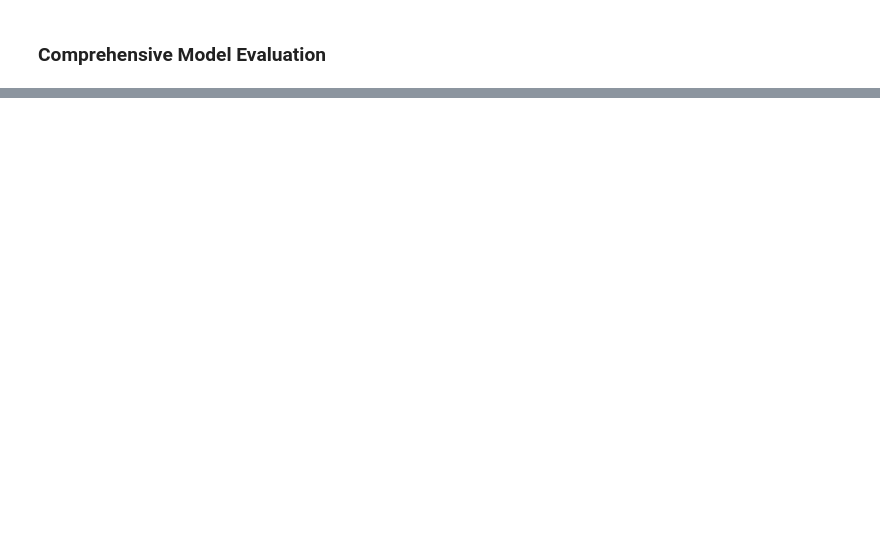
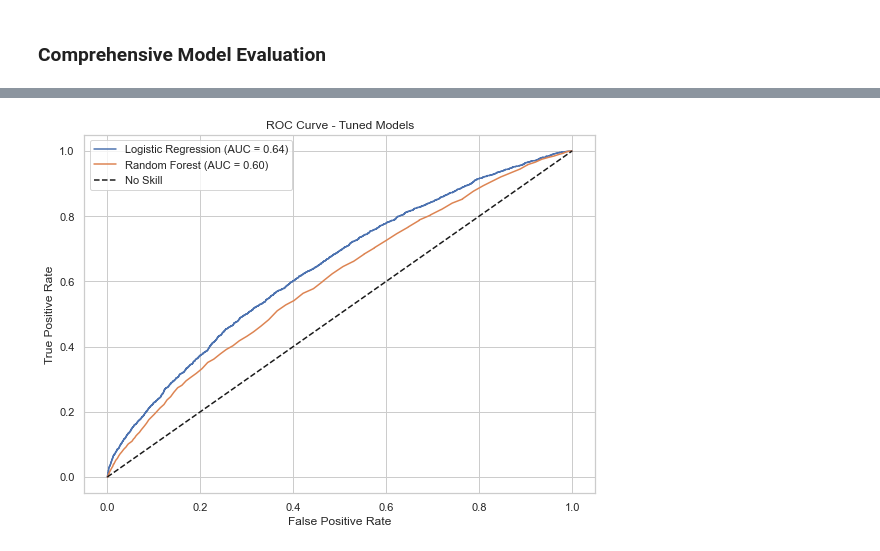
Before and after one commit to RaphaelMuthenya/diabetes-readmissions-ML, a Jupyter notebook: Diabetes-Readmission/diabetes-ml.ipynb, the cells around one changed output, grey strips where cells are left out. Cells and saved outputs as stored; diff of their text form; code cells hidden in the pictures; blank space fills up the shorter version.

```diff
--- a/Diabetes-Readmission/diabetes-ml.ipynb
+++ b/Diabetes-Readmission/diabetes-ml.ipynb
@@ -874,0 +846,3 @@ def complete_post_training_workflow(model, X_train, X_test, y_train, y_test,
+# %%
+best_logreg.fit(X_train_scaled, y_train_ros)
+best_rf.fit(X_train_scaled, y_train_ros)
@@ -874,0 +852,16 @@ def complete_post_training_workflow(model, X_train, X_test, y_train, y_test,
+# %%
+from sklearn.metrics import classification_report, roc_auc_score
+
+# Logistic Regression
+y_pred_lr = best_logreg.predict(X_test_scaled)
+y_proba_lr = best_logreg.predict_proba(X_test_scaled)[:, 1]
+print("Logistic Regression Report:")
+print(classification_report(y_test, y_pred_lr))
+print("AUC:", roc_auc_score(y_test, y_proba_lr))
+
+# Random Forest
+y_pred_rf = best_rf.predict(X_test_scaled)
+y_proba_rf = best_rf.predict_proba(X_test_scaled)[:, 1]
+print("Random Forest Report:")
+print(classification_report(y_test, y_pred_rf))
+print("AUC:", roc_auc_score(y_test, y_proba_rf))
@@ -874,0 +886,21 @@ def complete_post_training_workflow(model, X_train, X_test, y_train, y_test,
+# %%
+from sklearn.metrics import roc_curve
+import matplotlib.pyplot as plt
+
+fpr_lr, tpr_lr, _ = roc_curve(y_test, y_proba_lr)
+fpr_rf, tpr_rf, _ = roc_curve(y_test, y_proba_rf)
+
+plt.figure(figsize=(8, 6))
+plt.plot(fpr_lr, tpr_lr, label=f'Logistic Regression (AUC = {roc_auc_score(y_test, y_proba_lr):.2f})')
+plt.plot(fpr_rf, tpr_rf, label=f'Random Forest (AUC = {roc_auc_score(y_test, y_proba_rf):.2f})')
+plt.plot([0, 1], [0, 1], 'k--', label='No Skill')
+
+plt.xlabel('False Positive Rate')
+plt.ylabel('True Positive Rate')
+plt.title('ROC Curve - Tuned Models')
+plt.legend()
+plt.grid(True)
+plt.tight_layout()
+plt.show()
+# %% [output]
+[figure, added]
```
Also changed, not shown: parts of 83 cells of this notebook, 1 other file.
